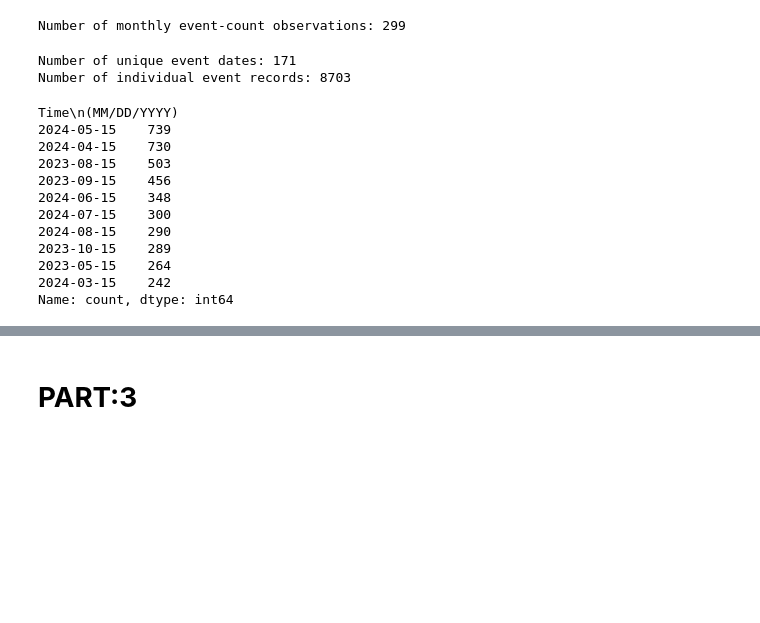
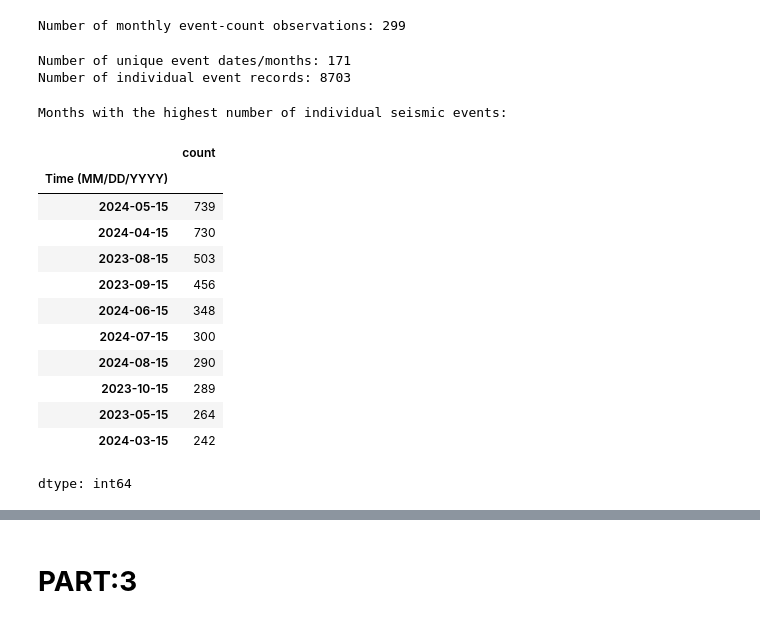
Before and after one commit to hassnainnisar/Predict_seismic_events_from_geological_features_Machine_Learning_MOD_B, a Jupyter notebook: Machine_Learning_MOD_B.ipynb, the cells around one changed output, grey strips where cells are left out. Saved outputs shown, nothing was run; the diff lists cells and outputs as text; code cells hidden in the pictures; blank space fills up the shorter version.

```diff
--- a/Machine_Learning_MOD_B.ipynb
+++ b/Machine_Learning_MOD_B.ipynb
@@ -286,38 +227,29 @@ print(
 # %% [output]
 Number of monthly event-count observations: 299
 # %%
-event_dates = (
-    df_2000_2024.iloc[:, 3]
-    .dropna()
-)
+event_dates = df_2000_2024.iloc[:, 3].dropna()
 
-print(
-    "Number of unique event dates:",
-    event_dates.nunique()
-)
-
-print(
-    "Number of individual event records:",
-    event_dates.shape[0]
-)
+print("Number of unique event dates/months:", event_dates.nunique())
+print("Number of individual event records:", len(event_dates))
 # %% [output]
-Number of unique event dates: 171
+Number of unique event dates/months: 171
 Number of individual event records: 8703
 # %%
-print(
-    event_dates.value_counts().head(10)
-)
+print("Months with the highest number of individual seismic events:")
+display(event_dates.value_counts().head(10))
 # %% [output]
-Time\n(MM/DD/YYYY)
-2024-05-15    739
-2024-04-15    730
-2023-08-15    503
-2023-09-15    456
-2024-06-15    348
-2024-07-15    300
-2024-08-15    290
-2023-10-15    289
-2023-05-15    264
-2024-03-15    242
-Name: count, dtype: int64
+Months with the highest number of individual seismic events:
+|  | count |
+| Time (MM/DD/YYYY) |  |
+| 2024-05-15 | 739 |
+| 2024-04-15 | 730 |
+| 2023-08-15 | 503 |
+| 2023-09-15 | 456 |
+| 2024-06-15 | 348 |
+| 2024-07-15 | 300 |
+| 2024-08-15 | 290 |
+| 2023-10-15 | 289 |
+| 2023-05-15 | 264 |
+| 2024-03-15 | 242 |
+dtype: int64
 # %%
```
Also changed, not shown: parts of 39 cells of this notebook.
